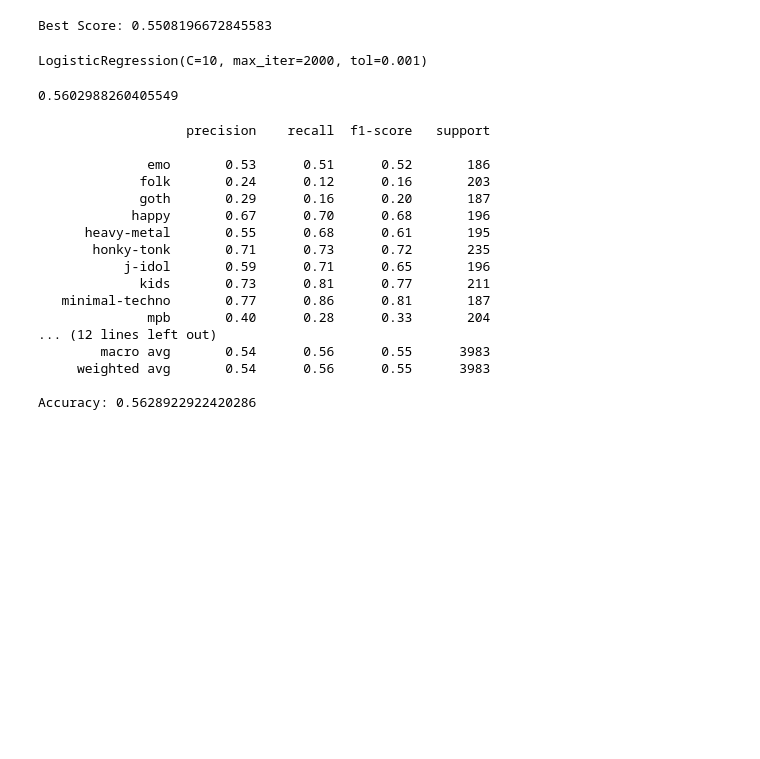
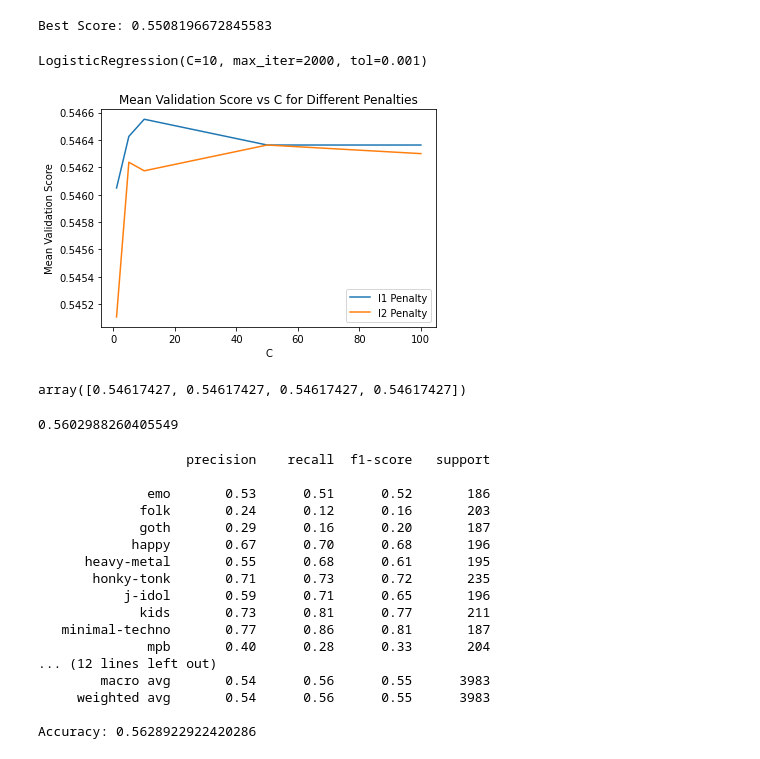
Before and after one commit to Bakko000/Data-Mining-2, a Jupyter notebook: advancedclass.ipynb, the cells around one changed output. Cells and saved outputs as stored; diff of their text form; code cells hidden in the pictures; blank space fills up the shorter version.

```diff
--- a/advancedclass.ipynb
+++ b/advancedclass.ipynb
@@ -150,6 +136,61 @@ logistic_regression = LogisticRegression(C=10, max_iter=2000, tol=0.001)
 logistic_regression.fit(X_train_norm, y_train)
 # %% [output]
 LogisticRegression(C=10, max_iter=2000, tol=0.001)
+# %%
+import matplotlib.pyplot as plt
+import numpy as np
+from sklearn.linear_model import LogisticRegression
+from sklearn.model_selection import GridSearchCV
+
+# Define the parameter grid for both 'l1' and 'l2' penalties
+param_grid = {
+    'penalty': ['l1', 'l2'],
+    'C': [1, 5, 10, 50, 100],
+    'solver': ['liblinear'],  # 'liblinear' supports both 'l1' and 'l2' penalties
+    'max_iter': [2000],
+    'tol': [0.001],
+    'dual': [False]
+}
+
+# Create logistic regression classifier
+logistic_regression = LogisticRegression()
+
+# Perform grid search with cross-validation
+grid_search = GridSearchCV(logistic_regression, param_grid, cv=5)
+grid_search.fit(X_train_norm, y_train)
+
+# Extract results for plotting
+results = grid_search.cv_results_
+C_values = [1, 5, 10, 50, 100]
+
+# Separate mean validation scores for 'l1' and 'l2' penalties
+mean_validation_scores_l1 = []
+mean_validation_scores_l2 = []
+
+for i in range(len(results['param_penalty'])):
+    if results['param_penalty'][i] == 'l1':
+        mean_validation_scores_l1.append(results['mean_test_score'][i])
+    elif results['param_penalty'][i] == 'l2':
+        mean_validation_scores_l2.append(results['mean_test_score'][i])
+
+# Ensure the scores are correctly ordered by C values
+mean_validation_scores_l1 = np.array(mean_validation_scores_l1).reshape(-1, len(C_values))
+mean_validation_scores_l2 = np.array(mean_validation_scores_l2).reshape(-1, len(C_values))
+
+# Plot the results
+plt.plot(C_values, mean_validation_scores_l1[0], label='l1 Penalty')
+plt.plot(C_values, mean_validation_scores_l2[0], label='l2 Penalty')
+plt.xlabel('C')
+plt.ylabel('Mean Validation Score')
+plt.title('Mean Validation Score vs C for Different Penalties')
+plt.legend()
+plt.show()
+# %% [output]
+[figure, added]
+# %%
+mean_validation_scores_l2
+# %% [output]
+array([0.54617427, 0.54617427, 0.54617427, 0.54617427])
 # %%
 logistic_regression.score(X_train_norm, y_train)
 # %% [output]
```
Also changed, not shown: parts of 4 cells of this notebook, 1 other file.
